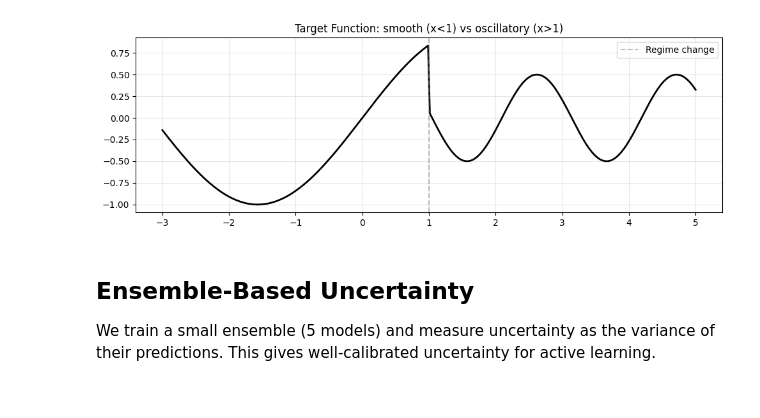
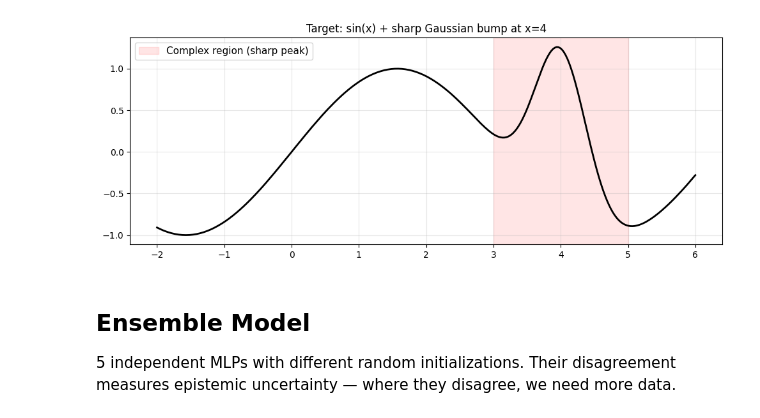
Before and after one commit to Vispikarkaria/Deep-UQ, a Jupyter notebook: notebooks/active_learning/ActiveLearning_Tutorial.ipynb, the cells around one changed output. Saved outputs shown, nothing was run; the diff lists cells and outputs as text; code cells hidden in the pictures.

```diff
--- a/notebooks/active_learning/ActiveLearning_Tutorial.ipynb
+++ b/notebooks/active_learning/ActiveLearning_Tutorial.ipynb
@@ -21,22 +23,22 @@ A 1D function with two distinct regimes: smooth on the left, oscillatory on the
 # %%
 def target_fn(x):
-    return np.where(x < 1, np.sin(x), 0.5 * np.sin(3*x))
+    return np.sin(x) + 2.0 * np.exp(-((x - 4.0)**2) / 0.3)
 
-X_domain = np.linspace(-3, 5, 300).reshape(-1, 1).astype(np.float32)
+X_domain = np.linspace(-2, 6, 300).reshape(-1, 1).astype(np.float32)
 y_domain = target_fn(X_domain).astype(np.float32)
 
-plt.figure(figsize=(10, 3.5))
+plt.figure(figsize=(10, 4))
 plt.plot(X_domain, y_domain, 'k-', lw=2)
-plt.axvline(1, color='gray', ls='--', alpha=0.5, label='Regime change')
-plt.title('Target Function: smooth (x<1) vs oscillatory (x>1)')
-plt.legend()
+plt.axvspan(3, 5, alpha=0.1, color='red', label='Complex region (sharp peak)')
+plt.title('Target: sin(x) + sharp Gaussian bump at x=4')
+plt.legend(fontsize=11)
 plt.grid(True, alpha=0.3)
 plt.tight_layout()
 plt.show()
 # %% [output]
-[figure, old version]
+[figure, new version]
-# %% [markdown]
-## Ensemble-Based Uncertainty
-
-We train a small ensemble (5 models) and measure uncertainty as the variance of their predictions. This gives well-calibrated uncertainty for active learning.
+# %% [markdown]
+## Ensemble Model
+
+5 independent MLPs with different random initializations. Their disagreement measures epistemic uncertainty — where they disagree, we need more data.
 # %%
```
Also changed, not shown: parts of 16 cells of this notebook.
